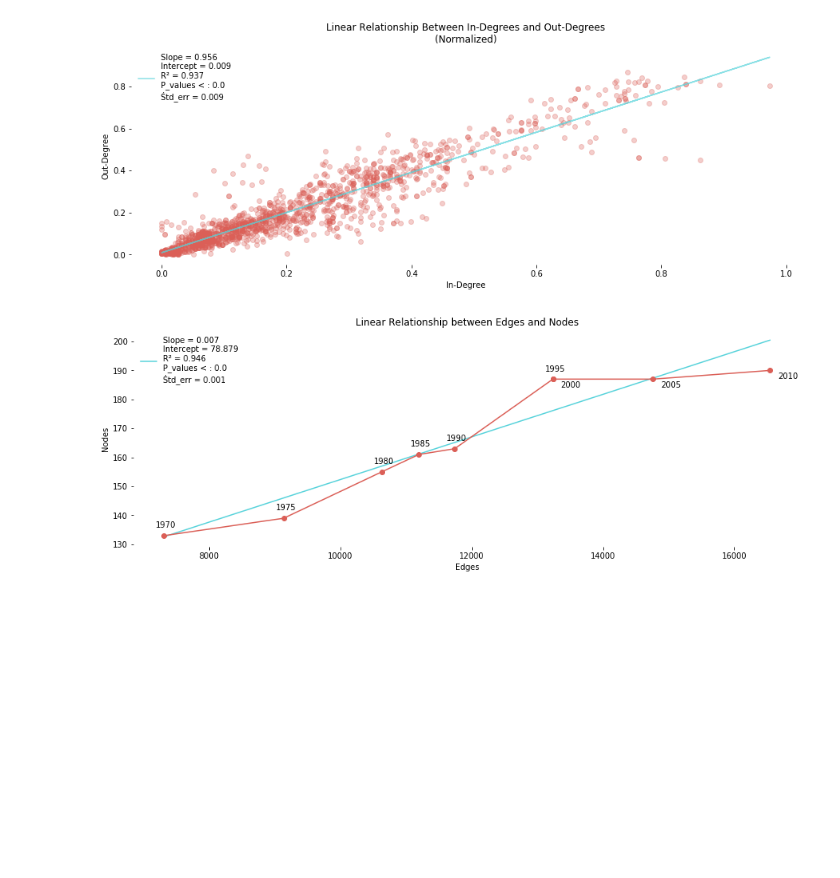
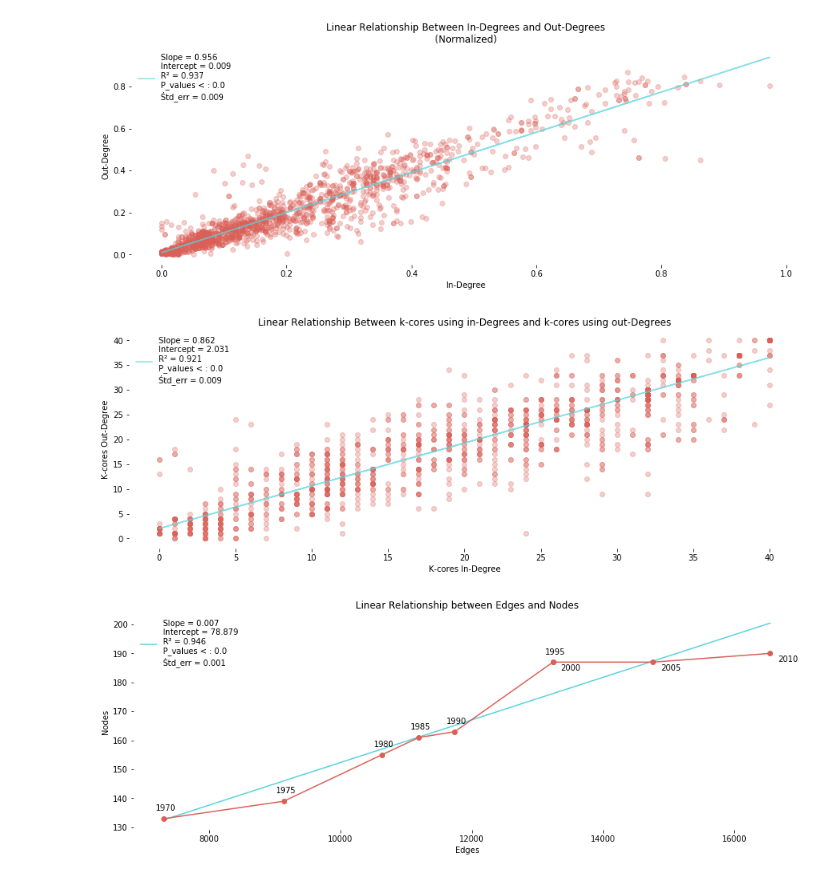
Before and after one commit to Polichinel/SNA, a Jupyter notebook: main_py.ipynb, the cells around one changed output. Cells and saved outputs as stored; diff of their text form; code cells hidden in the pictures; blank space fills up the shorter version.

```diff
--- a/main_py.ipynb
+++ b/main_py.ipynb
@@ -102,6 +102,44 @@ def plot_in_out(df=df):
 plot_in_out()
 # %% [output]
 [figure]
+# %%
+def plot_in_out_kcores(df=df):
+
+    plt.figure(figsize=[15,5])
+    colors = sns.palettes.color_palette(palette = "hls", n_colors = 2)
+
+    plt.title('Linear Relationship Between k-cores using in-Degrees and k-cores using out-Degrees')
+
+
+    x = df['Kcores_in']
+    y = df['Kcores_out']
+
+    slope, intercept, r_value, p_value, std_err = stats.linregress(x,y)
+    line = slope*x+intercept
+
+
+    label = 'Slope = ' + str(round(slope,3)) + \
+        '\n' + 'Intercept = ' + str(round(intercept,3)) + \
+        '\n' + 'R² = ' + str(round(r_value,3)) +\
+        '\n' + 'P_values < : ' + str(round(p_value,3)) +\
+        '\n' + 'Śtd_err = ' + str(round(std_err,3))
+
+    plt.plot(x,y,'o', alpha = 0.3, label = '', color = colors[0])
+    plt.plot(x, line, '-', label = label, alpha = 0.7, color = colors[1])
+
+    plt.xlabel('K-cores In-Degree')
+    plt.ylabel('K-cores Out-Degree')
+
+    #plt.grid()
+    sns.despine(left = True, bottom = True)
+    plt.legend(frameon = False)
+    plt.show()
+
+    #print('slope: {:.3}\tintercept: {:.3}\tr²: {:.3}\tp_value: {:.3}\tstd_err: {:.3}'.format(slope, intercept, r_value**2, p_value, std_err))
+
+plot_in_out_kcores()
+# %% [output]
+[figure, added]
 # %%
 def lin_plot_e_n():
 
```
Also changed, not shown: parts of 21 cells of this notebook.
